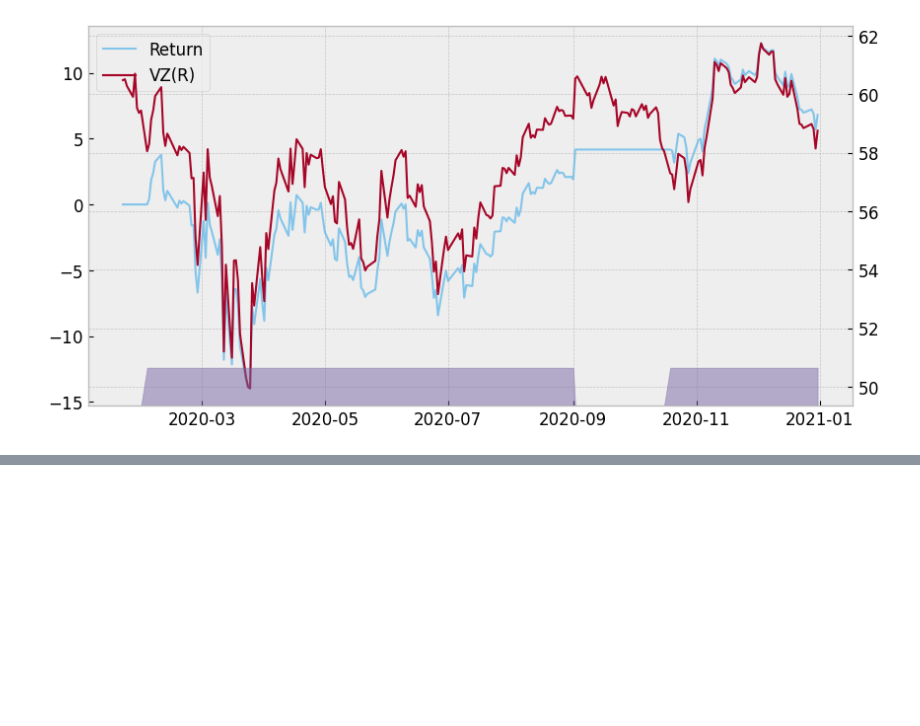
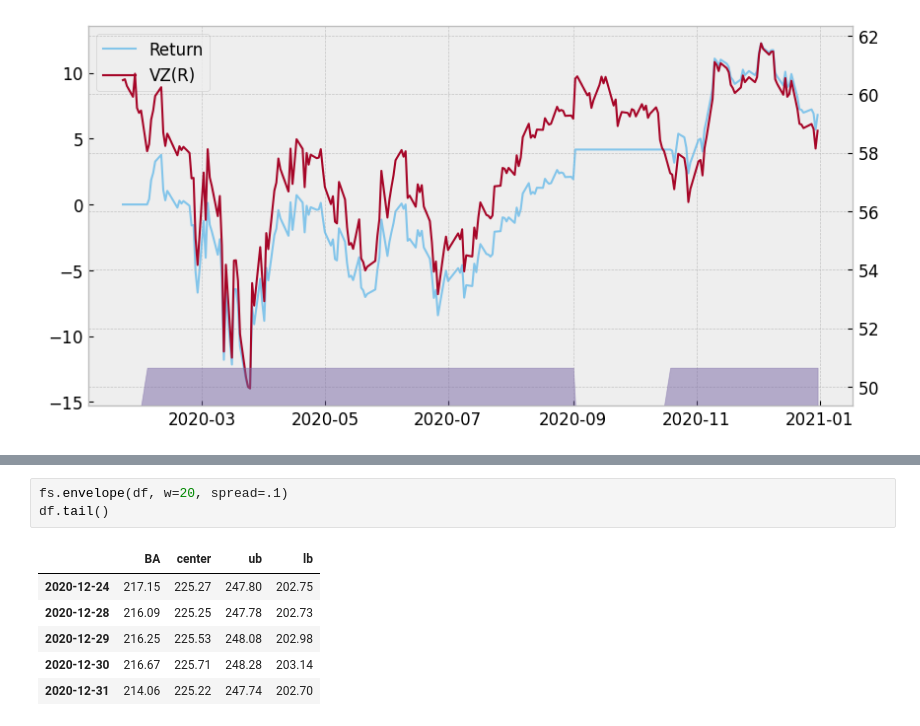
Before and after one commit to kiseonjeong/finance-study, a Jupyter notebook: trading.ipynb, the cells around one changed output, grey strips where cells are left out. Drawn from its saved outputs; the diff is of its cells as text; blank space fills up the shorter version.

```diff
--- a/trading.ipynb
+++ b/trading.ipynb
@@ -123,0 +132,10 @@ Benchmark MDD: -18.20%
+# %%
+fs.envelope(df, w=20, spread=.1)
+df.tail()
+# %% [output]
+|  | BA | center | ub | lb |
+| 2020-12-24 | 217.15 | 225.27 | 247.80 | 202.75 |
+| 2020-12-28 | 216.09 | 225.25 | 247.78 | 202.73 |
+| 2020-12-29 | 216.25 | 225.53 | 248.08 | 202.98 |
+| 2020-12-30 | 216.67 | 225.71 | 248.28 | 203.14 |
+| 2020-12-31 | 214.06 | 225.22 | 247.74 | 202.70 |
```
Also changed, not shown: parts of 6 cells of this notebook.
